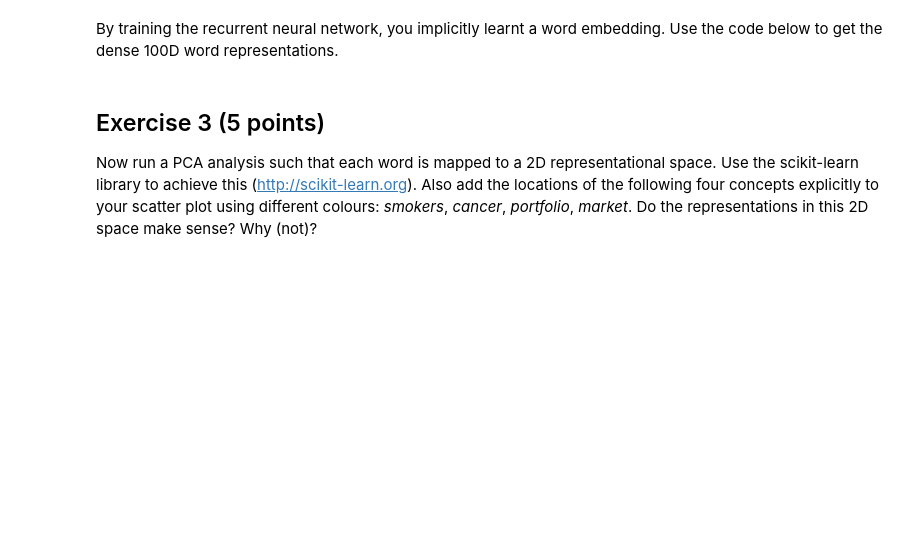
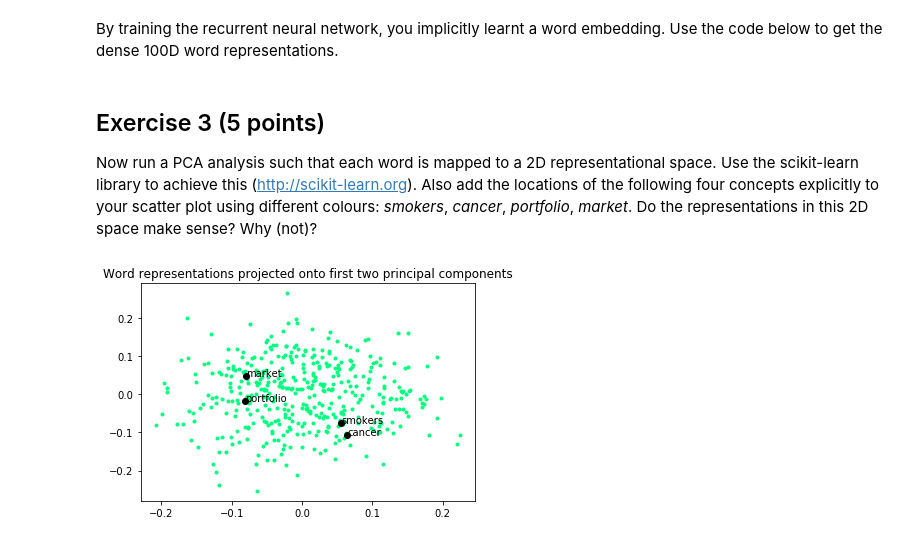
Before and after one commit to lisatostrams/NN-17, a Jupyter notebook: 12. Assignment.ipynb, the cells around one changed output. Drawn from its saved outputs; the diff is of its cells as text; code cells hidden in the pictures; blank space fills up the shorter version.

```diff
--- a/12. Assignment.ipynb
+++ b/12. Assignment.ipynb
@@ -266,0 +270,24 @@ Now run a PCA analysis such that each word is mapped to a 2D representational sp
+# %%
+from sklearn.decomposition import PCA
+pca = PCA(n_components=2)
+new_X = pca.fit_transform(X)
+
+import matplotlib.pyplot as plt
+plt.plot(new_X[:,0],new_X[:,1], '.', color = 'springgreen')
+
+plt.plot(new_X[word_to_idx['smokers']][0], new_X[word_to_idx['smokers']][1], 'o', color ='k')
+plt.annotate('smokers', new_X[word_to_idx['smokers']])
+
+plt.plot(new_X[word_to_idx['cancer']][0], new_X[word_to_idx['cancer']][1], 'o', color ='k')
+plt.annotate('cancer', new_X[word_to_idx['cancer']])
+
+plt.plot(new_X[word_to_idx['portfolio']][0], new_X[word_to_idx['portfolio']][1], 'o', color ='k')
+plt.annotate('portfolio', new_X[word_to_idx['portfolio']])
+
+plt.plot(new_X[word_to_idx['market']][0], new_X[word_to_idx['market']][1], 'o', color ='k')
+plt.annotate('market', new_X[word_to_idx['market']])
+
+plt.title('Word representations projected onto first two principal components')
+plt.show()
+# %% [output]
+[figure, added]
```
Also changed, not shown: parts of 4 cells of this notebook, 4 other files.
